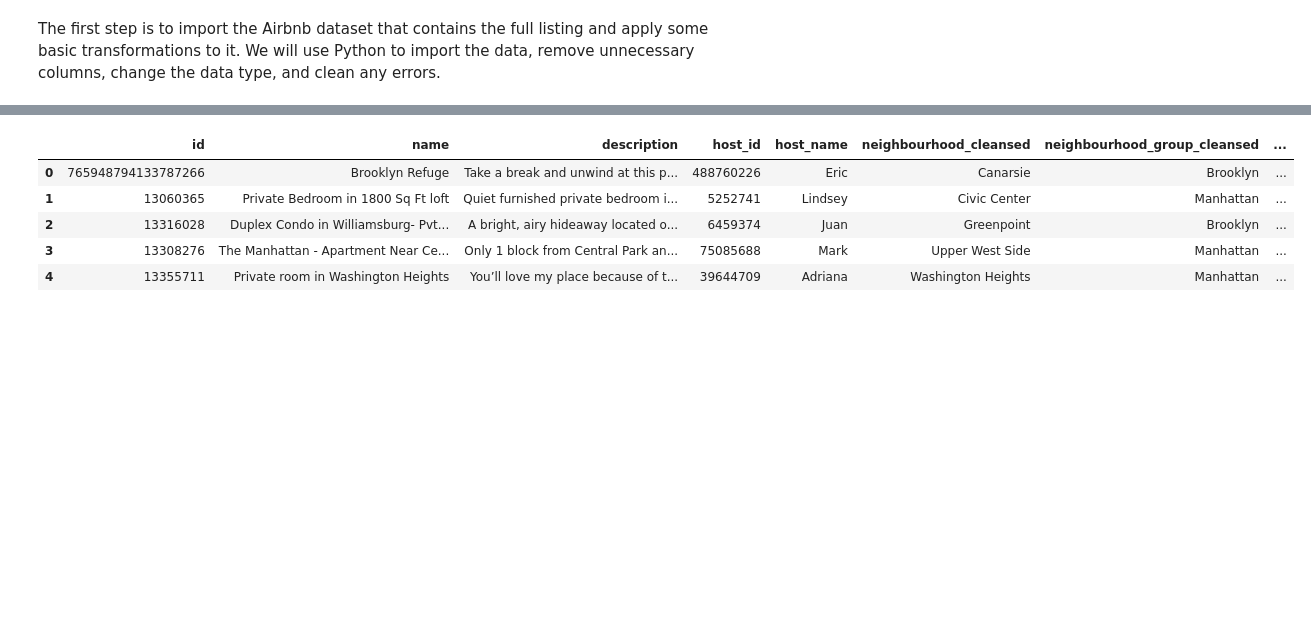
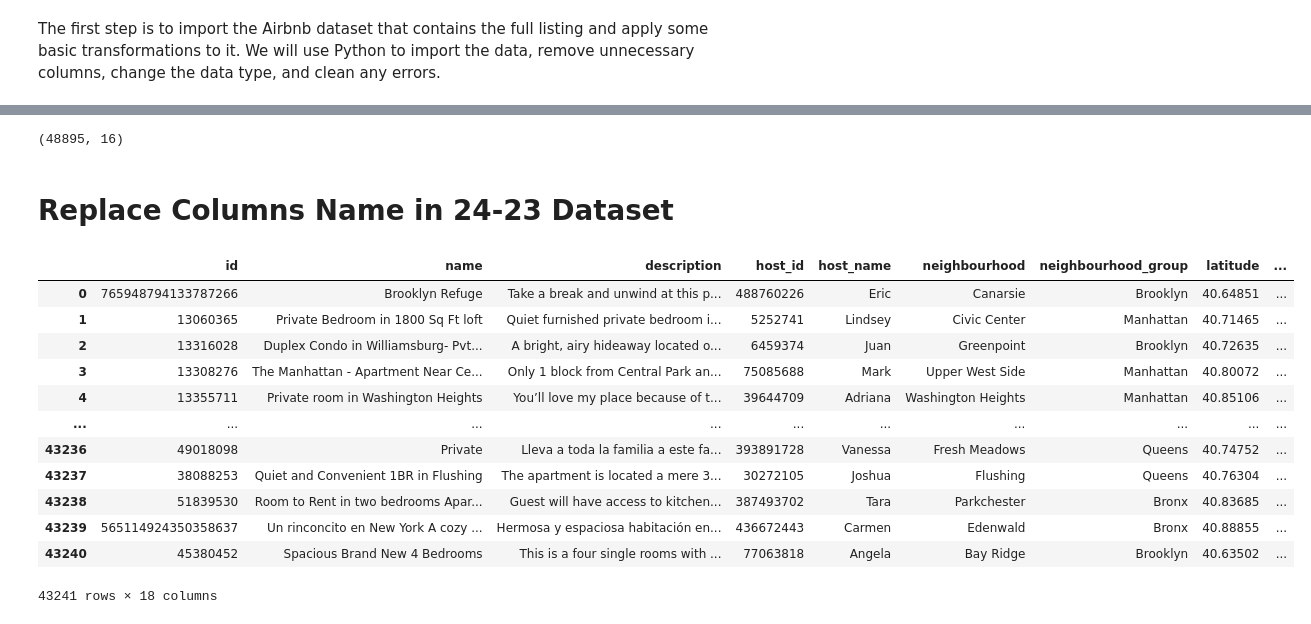
Before and after one commit to emmy-1/NYC-Airbnb-Market-, a Jupyter notebook: Full NewYork Airbnb.ipynb, the cells around one changed output, grey strips where cells are left out. Drawn from its saved outputs; the diff is of its cells as text; code cells hidden in the pictures; blank space fills up the shorter version.

```diff
--- a/Full NewYork Airbnb.ipynb
+++ b/Full NewYork Airbnb.ipynb
@@ -38,14 +28,55 @@ Airbnb_2024to2023().head()
+# %%
+Airbnb_2019().shape
+# %% [output]
+(48895, 16)
 # %%
-def Select_Columns(Airbnb_2024to2023):
-    # Selects columns that are relevant to the analysis
-    Airbnb_2024to2023 = Airbnb_2024to2023[['id', 'name','description', 'host_id', 'host_name', 'neighbourhood_cleansed', 'neighbourhood_group_cleansed','latitude',	'longitude','property_type','room_type','price', 'minimum_nights', 'number_of_reviews', 'last_review', 'reviews_per_month', 'calculated_host_listings_count', 'availability_365']]
-    return Airbnb_2024to2023
-New_York_Airbnb24_23 = Select_Columns(Airbnb_2024to2023()).head()
-New_York_Airbnb24_23.head()
+def Select_Columns(Dataset):
+    """
+    This function takes a DataFrame as input and returns a new DataFrame with only the selected columns.
+    .These columns are considered relevant for the analysis.
+    """
+    Dataset = Dataset[['id', 'name','description', 'host_id', 'host_name', 'neighbourhood_cleansed', 'neighbourhood_group_cleansed','latitude',	'longitude','property_type','room_type','price', 'minimum_nights', 'number_of_reviews', 'last_review', 'reviews_per_month', 'calculated_host_listings_count', 'availability_365']]
+    return Dataset
+
+
+D2024= Select_Columns(Airbnb_2024to2023())
+D2023 = Select_Columns(Airbnb_2023to2022())
-# %% [output]
-|  | id | name | description | host_id | host_name | neighbourhood_cleansed | neighbourhood_group_cleansed | ... |
-| 0 | 765948794133787266 | Brooklyn Refuge | Take a break and unwind at this p... | 488760226 | Eric | Canarsie | Brooklyn | ... |
-| 1 | 13060365 | Private Bedroom in 1800 Sq Ft loft | Quiet furnished private bedroom i... | 5252741 | Lindsey | Civic Center | Manhattan | ... |
-| 2 | 13316028 | Duplex Condo in Williamsburg- Pvt... | A bright, airy hideaway located o... | 6459374 | Juan | Greenpoint | Brooklyn | ... |
-| 3 | 13308276 | The Manhattan - Apartment Near Ce... | Only 1 block from Central Park an... | 75085688 | Mark | Upper West Side | Manhattan | ... |
-| 4 | 13355711 | Private room in Washington Heights | You’ll love my place because of t... | 39644709 | Adriana | Washington Heights | Manhattan | ... |
+# %%
+def Replace_col_name(Dataset, old_name, new_name):
+    """
+    This function Changes the columns names in a dataframe.
+
+    Args:
+            dataset: Name of Dataset
+
+            Old_name : The name of the Column to be replaced.
+
+            New_Name : The string characters to be replaced in the column.
+
+    Returns:
+        The dataframe with the replaced values in the specified column.
+
+        e.g: replace_values_in_column(Price_dataset(), 'price', 'Price')
+    """
+    Dataset = Dataset.rename(columns={old_name: new_name})
+    return Dataset
+# %% [markdown]
+# Replace Columns Name in 24-23 Dataset
+# %%
+Dataset = Replace_col_name(D2024, 'neighbourhood_cleansed', 'neighbourhood')
+NewYork24 = Replace_col_name(Dataset, 'neighbourhood_group_cleansed', 'neighbourhood_group')
+NewYork24
+# %% [output]
+|  | id | name | description | host_id | host_name | neighbourhood | neighbourhood_group | latitude | ... |
+| 0 | 765948794133787266 | Brooklyn Refuge | Take a break and unwind at this p... | 488760226 | Eric | Canarsie | Brooklyn | 40.64851 | ... |
+| 1 | 13060365 | Private Bedroom in 1800 Sq Ft loft | Quiet furnished private bedroom i... | 5252741 | Lindsey | Civic Center | Manhattan | 40.71465 | ... |
+| 2 | 13316028 | Duplex Condo in Williamsburg- Pvt... | A bright, airy hideaway located o... | 6459374 | Juan | Greenpoint | Brooklyn | 40.72635 | ... |
+| 3 | 13308276 | The Manhattan - Apartment Near Ce... | Only 1 block from Central Park an... | 75085688 | Mark | Upper West Side | Manhattan | 40.80072 | ... |
+| 4 | 13355711 | Private room in Washington Heights | You’ll love my place because of t... | 39644709 | Adriana | Washington Heights | Manhattan | 40.85106 | ... |
+| ... | ... | ... | ... | ... | ... | ... | ... | ... | ... |
+| 43236 | 49018098 | Private | Lleva a toda la familia a este fa... | 393891728 | Vanessa | Fresh Meadows | Queens | 40.74752 | ... |
+| 43237 | 38088253 | Quiet and Convenient 1BR in Flushing | The apartment is located a mere 3... | 30272105 | Joshua | Flushing | Queens | 40.76304 | ... |
+| 43238 | 51839530 | Room to Rent in two bedrooms Apar... | Guest will have access to kitchen... | 387493702 | Tara | Parkchester | Bronx | 40.83685 | ... |
+| 43239 | 565114924350358637 | Un rinconcito en New York A cozy ... | Hermosa y espaciosa habitación en... | 436672443 | Carmen | Edenwald | Bronx | 40.88855 | ... |
+| 43240 | 45380452 | Spacious Brand New 4 Bedrooms | This is a four single rooms with ... | 77063818 | Angela | Bay Ridge | Brooklyn | 40.63502 | ... |
+43241 rows × 18 columns
```
Also changed, not shown: parts of 25 cells of this notebook.
